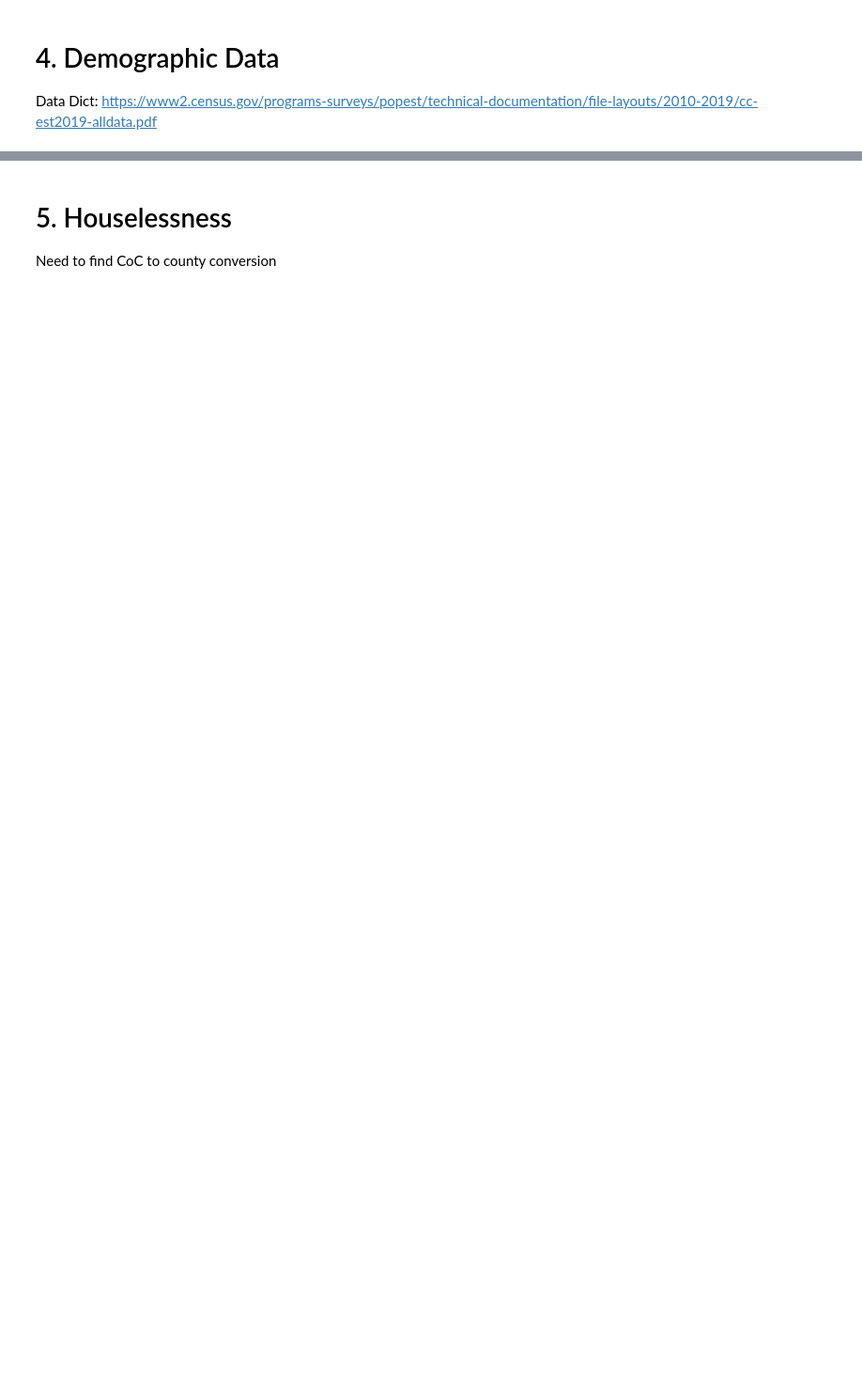
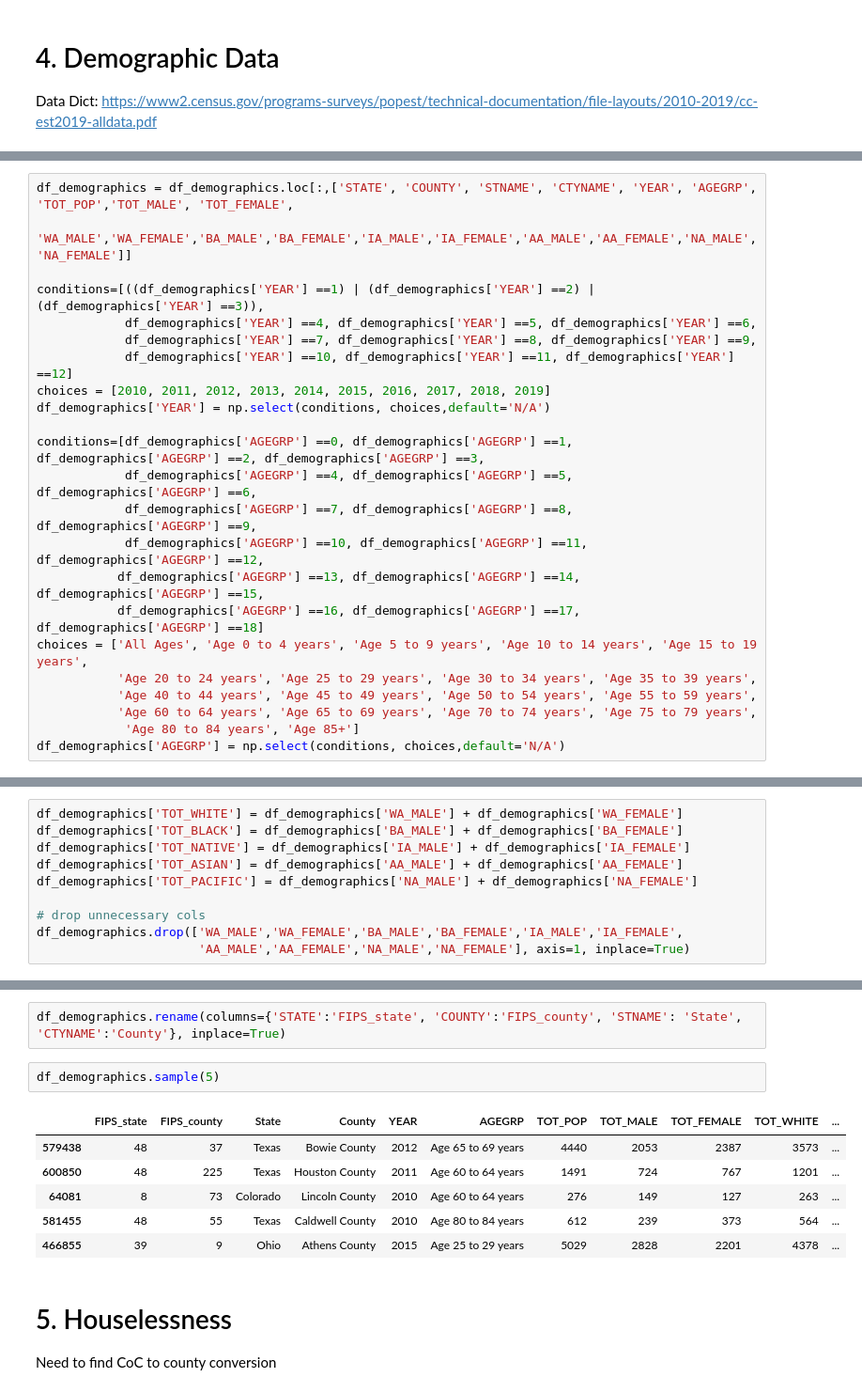
Before and after one commit to khyateed/projecting-food-insecurity, a Jupyter notebook: notebooks/cleaning.ipynb, the cells around one changed output, grey strips where cells are left out. Shown at 94% size. Saved outputs shown, nothing was run; the diff lists cells and outputs as text; blank space fills up the shorter version.

```diff
--- a/notebooks/cleaning.ipynb
+++ b/notebooks/cleaning.ipynb
@@ -271,0 +255,23 @@ df_demographics
+# %%
+df_demographics = df_demographics.loc[:,['STATE', 'COUNTY', 'STNAME', 'CTYNAME', 'YEAR', 'AGEGRP', 'TOT_POP','TOT_MALE', 'TOT_FEMALE',
+    'WA_MALE','WA_FEMALE','BA_MALE','BA_FEMALE','IA_MALE','IA_FEMALE','AA_MALE','AA_FEMALE','NA_MALE','NA_FEMALE']]
+
+conditions=[((df_demographics['YEAR'] ==1) | (df_demographics['YEAR'] ==2) | (df_demographics['YEAR'] ==3)),
+            df_demographics['YEAR'] ==4, df_demographics['YEAR'] ==5, df_demographics['YEAR'] ==6,
+            df_demographics['YEAR'] ==7, df_demographics['YEAR'] ==8, df_demographics['YEAR'] ==9,
+            df_demographics['YEAR'] ==10, df_demographics['YEAR'] ==11, df_demographics['YEAR'] ==12]
+choices = [2010, 2011, 2012, 2013, 2014, 2015, 2016, 2017, 2018, 2019]
+df_demographics['YEAR'] = np.select(conditions, choices,default='N/A')
+
+conditions=[df_demographics['AGEGRP'] ==0, df_demographics['AGEGRP'] ==1, df_demographics['AGEGRP'] ==2, df_demographics['AGEGRP'] ==3,
+            df_demographics['AGEGRP'] ==4, df_demographics['AGEGRP'] ==5, df_demographics['AGEGRP'] ==6,
+            df_demographics['AGEGRP'] ==7, df_demographics['AGEGRP'] ==8, df_demographics['AGEGRP'] ==9,
+            df_demographics['AGEGRP'] ==10, df_demographics['AGEGRP'] ==11, df_demographics['AGEGRP'] ==12,
+           df_demographics['AGEGRP'] ==13, df_demographics['AGEGRP'] ==14, df_demographics['AGEGRP'] ==15,
+           df_demographics['AGEGRP'] ==16, df_demographics['AGEGRP'] ==17, df_demographics['AGEGRP'] ==18]
+choices = ['All Ages', 'Age 0 to 4 years', 'Age 5 to 9 years', 'Age 10 to 14 years', 'Age 15 to 19 years',
+           'Age 20 to 24 years', 'Age 25 to 29 years', 'Age 30 to 34 years', 'Age 35 to 39 years',
+           'Age 40 to 44 years', 'Age 45 to 49 years', 'Age 50 to 54 years', 'Age 55 to 59 years',
+           'Age 60 to 64 years', 'Age 65 to 69 years', 'Age 70 to 74 years', 'Age 75 to 79 years',
+            'Age 80 to 84 years', 'Age 85+']
+df_demographics['AGEGRP'] = np.select(conditions, choices,default='N/A')
@@ -271,0 +280,10 @@ df_demographics
+# %%
+df_demographics['TOT_WHITE'] = df_demographics['WA_MALE'] + df_demographics['WA_FEMALE']
+df_demographics['TOT_BLACK'] = df_demographics['BA_MALE'] + df_demographics['BA_FEMALE']
+df_demographics['TOT_NATIVE'] = df_demographics['IA_MALE'] + df_demographics['IA_FEMALE']
+df_demographics['TOT_ASIAN'] = df_demographics['AA_MALE'] + df_demographics['AA_FEMALE']
+df_demographics['TOT_PACIFIC'] = df_demographics['NA_MALE'] + df_demographics['NA_FEMALE']
+
+# drop unnecessary cols
+df_demographics.drop(['WA_MALE','WA_FEMALE','BA_MALE','BA_FEMALE','IA_MALE','IA_FEMALE',
+                      'AA_MALE','AA_FEMALE','NA_MALE','NA_FEMALE'], axis=1, inplace=True)
@@ -272,3 +292,14 @@ df_demographics
+# %%
+df_demographics.rename(columns={'STATE':'FIPS_state', 'COUNTY':'FIPS_county', 'STNAME': 'State', 'CTYNAME':'County'}, inplace=True)
+# %%
+df_demographics.sample(5)
+# %% [output]
+|  | FIPS_state | FIPS_county | State | County | YEAR | AGEGRP | TOT_POP | TOT_MALE | TOT_FEMALE | TOT_WHITE | ... |
+| 579438 | 48 | 37 | Texas | Bowie County | 2012 | Age 65 to 69 years | 4440 | 2053 | 2387 | 3573 | ... |
+| 600850 | 48 | 225 | Texas | Houston County | 2011 | Age 60 to 64 years | 1491 | 724 | 767 | 1201 | ... |
+| 64081 | 8 | 73 | Colorado | Lincoln County | 2010 | Age 60 to 64 years | 276 | 149 | 127 | 263 | ... |
+| 581455 | 48 | 55 | Texas | Caldwell County | 2010 | Age 80 to 84 years | 612 | 239 | 373 | 564 | ... |
+| 466855 | 39 | 9 | Ohio | Athens County | 2015 | Age 25 to 29 years | 5029 | 2828 | 2201 | 4378 | ... |
 # %% [markdown]
 # 5. Houselessness
 Need to find CoC to county conversion
```
Also changed, not shown: parts of 23 cells of this notebook.
